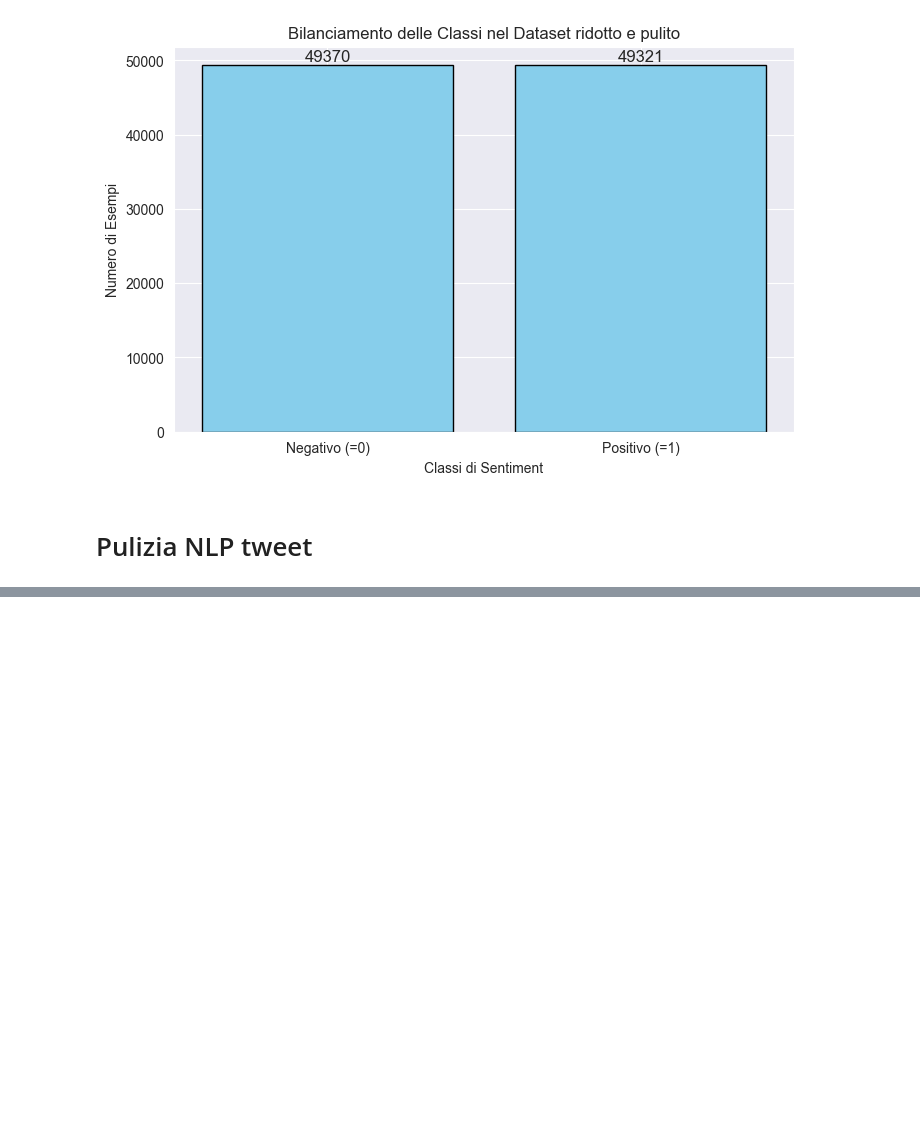
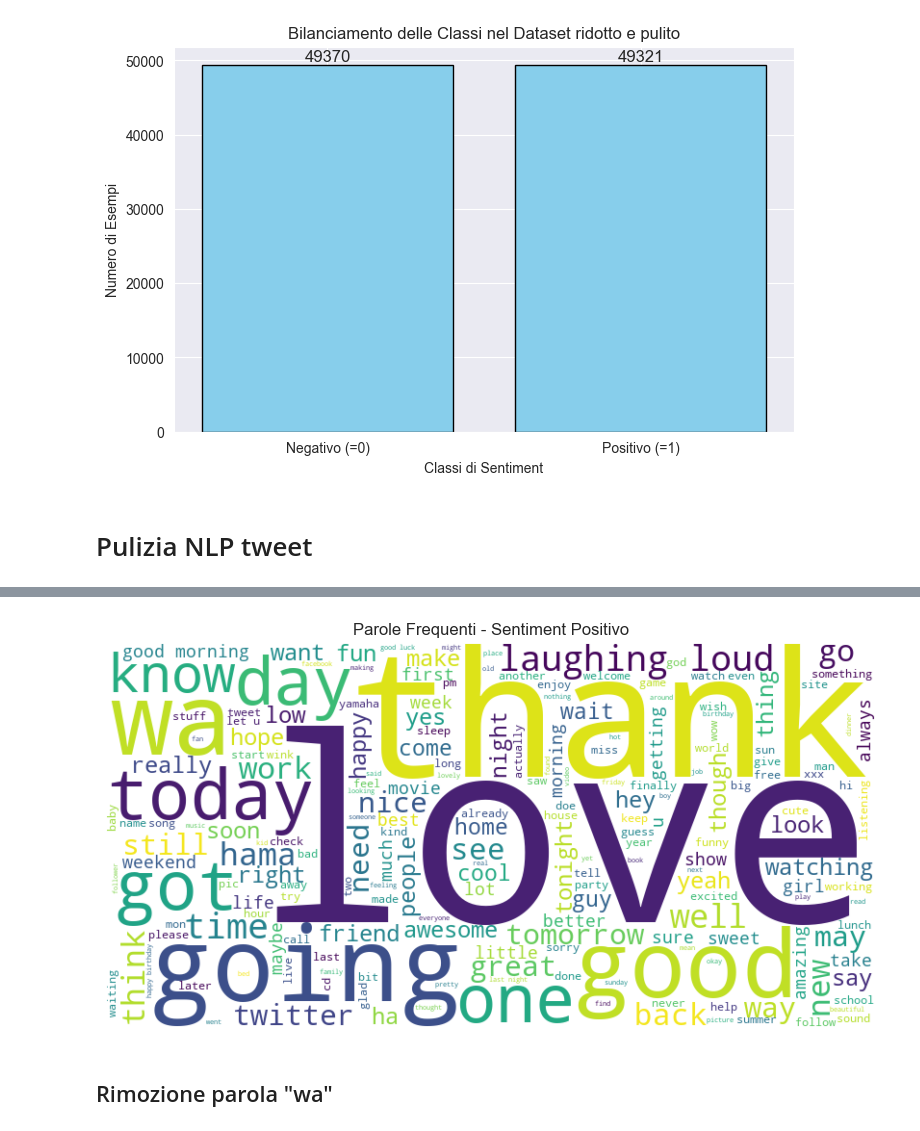
Before and after one commit to Giop378/SentAI, a Jupyter notebook: src/02_data_preparation/data_preparation.ipynb, the cells around one changed output, grey strips where cells are left out. Drawn from its saved outputs; the diff is of its cells as text; code cells hidden in the pictures; blank space fills up the shorter version.

```diff
--- a/src/02_data_preparation/data_preparation.ipynb
+++ b/src/02_data_preparation/data_preparation.ipynb
@@ -202,0 +785,17 @@ Numero di tweet per ciascuna classe:
+# %%
+# Seleziona tutti i tweet con target 1 (sentiment positivo) e unisci il testo in un'unica stringa
+text_pos = ' '.join(dataset[dataset['target'] == 1]['text_final'])
+
+# Genera la wordcloud per il sentiment positivo
+wordcloud_pos = WordCloud(width=800, height=400, background_color='white', max_words=200).generate(text_pos)
+
+# Visualizza la wordcloud
+plt.figure(figsize=(10, 5))
+plt.imshow(wordcloud_pos, interpolation='bilinear')
+plt.title('Parole Frequenti - Sentiment Positivo')
+plt.axis('off')
+plt.show()
+# %% [output]
+[figure, added]
+# %% [markdown]
+## Rimozione parola "wa"
```
Also changed, not shown: parts of 36 cells of this notebook, 1 other file.
